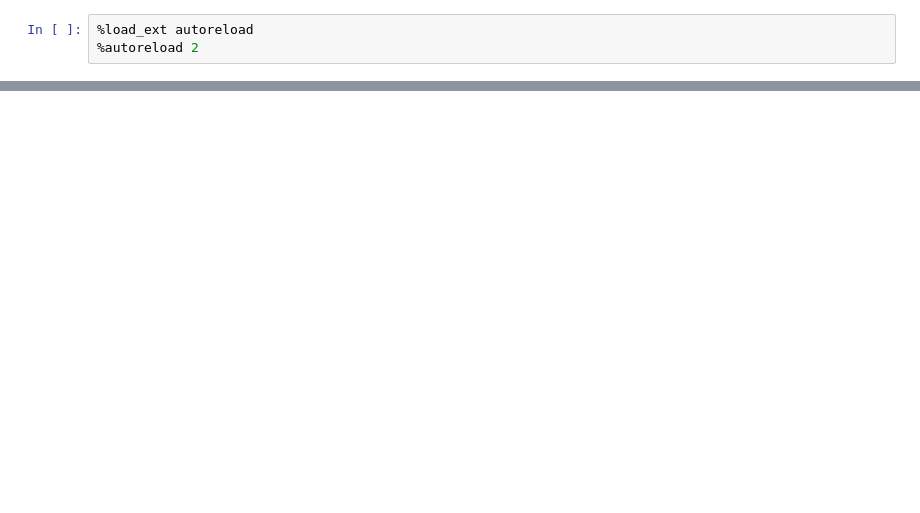
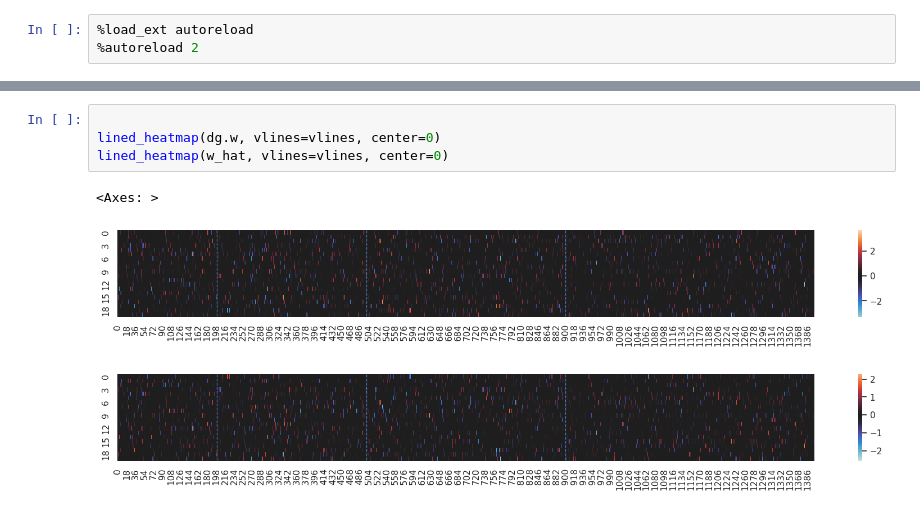
Before and after one commit to bioFAM/cellij, a Jupyter notebook: notebooks/mofa.ipynb, the cells around one changed output, grey strips where cells are left out. Saved outputs shown, nothing was run; the diff lists cells and outputs as text; blank space fills up the shorter version.

```diff
--- a/notebooks/mofa.ipynb
+++ b/notebooks/mofa.ipynb
@@ -61,0 +201,8 @@ sns.heatmap(mdata["mrna"].X, center=0, cmap='RdBu_r', ax=ax[1])
+# %%
+
+lined_heatmap(dg.w, vlines=vlines, center=0)
+lined_heatmap(w_hat, vlines=vlines, center=0)
+# %% [output]
+<Axes: >
+[figure, added]
+[figure, added]
```
Also changed, not shown: parts of 32 cells of this notebook, 42 other files.
